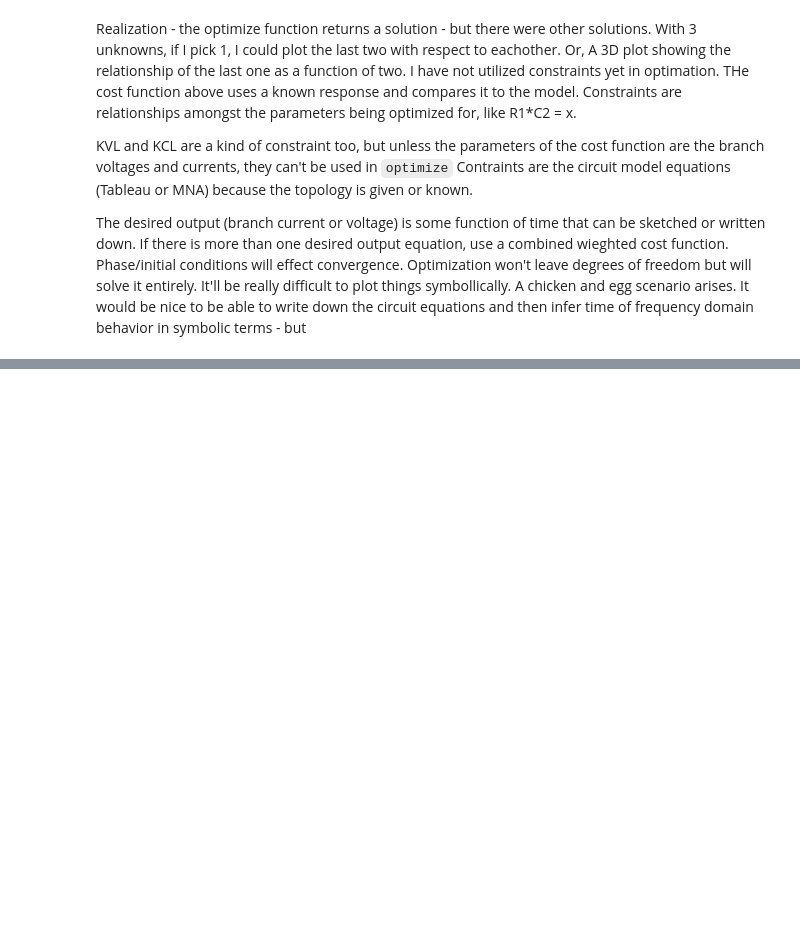
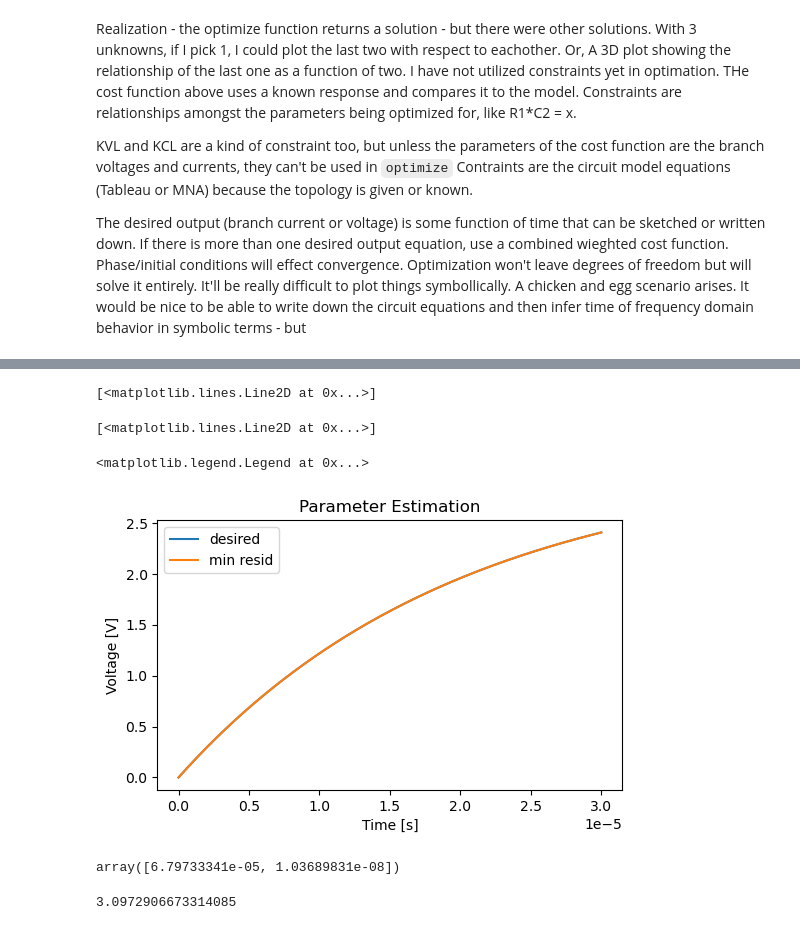
Before and after one commit to ninja-lab/PowerElectronics, a Jupyter notebook: Chapter2Problems/ParameterEstimation.ipynb, the cells around one changed output, grey strips where cells are left out. Cells and saved outputs as stored; diff of their text form; code cells hidden in the pictures; blank space fills up the shorter version.

Commit message:
periodic commit
worked on MNA and parameter estimations  and reexamined problem 2-9 copy6

```diff
--- a/Chapter2Problems/ParameterEstimation.ipynb
+++ b/Chapter2Problems/ParameterEstimation.ipynb
@@ -48,12 +54,11 @@ def cost_function(params, t, data):
 
 #subs = {R2: 10e3, R1:10e3, Vm:10, C1:.3e-9, w: 2*pi*fs}
 # Initial guess for the parameters
-#initial_guess = [50e3, 1.1e-10, 1]
+
 initial_guess = [0, 0, 0]
 # Observed data
-t_data = np.array(times)  # times
 
-V_data = 3.1*(1 - np.exp(-times / (tau)))   # observed voltages
+V_data = 3.1*(1 - np.exp(-t_data / (tau)))   # observed voltages
 
 result = minimize(cost_function, initial_guess, args=(t_data, V_data), bounds=([-1,1], [-1,1],[-1,1]))
 
@@ -96,0 +107,27 @@ It'll be really difficult to plot things symbollically. A chicken and egg scenar
+# %%
+Rpick = 1926
+Vp = 3.1
+#def voltage_response(t, R=1, C=1, V0=1):
+#    return V0 * (1 - np.exp(-t / (R * C)))
+
+def cost_function2(params, t, data):
+    #need to unscale the params
+    #already picked 1: R=Rmin,
+    #then sweep the 2nd: Vo, find the third.
+    #minimize calls cost_function2 with params
+    C, = params
+    C = unscale(C, (Cmin, Cmax))
+    residuals = data - voltage_response(t, R=Rpick, C=C, V0=Vp)
+    return np.sum(residuals**2)
+
+
+initial_guess = 0
+# Observed data
+
+V_data = 3.1*(1 - np.exp(-t_data / (tau)))   # observed voltages
+result = minimize(cost_function2, initial_guess, args=(t_data, V_data), bounds=Bounds(-1,1))
+
+estimated_C,= result.x
+#print(f'R = {unscale(estimated_R, (Rmin, Rmax))}')
+print(f'C = {unscale(estimated_C, (Cmin, Cmax))}')
+#print(f'V0 = {unscale(estimated_V0, (Vmin, Vmax))}')
@@ -96,0 +149,12 @@ It'll be really difficult to plot things symbollically. A chicken and egg scenar
+# %%
+fig, ax = plt.subplots(subplot_kw={'title':'Parameter Estimation',
+                                   'xlabel': 'Time [s]',
+                                   'ylabel': 'Voltage [V]'}, figsize=(6,3.5))
+ax.plot(t_data, V_data, label = 'desired' )
+ax.plot(t_data, voltage_response(t, R=Rpick, C=unscale(estimated_C, (Cmin, Cmax)), V0=Vp), label='min resid')
+ax.legend()
+# %% [output]
+[<matplotlib.lines.Line2D at 0x...>]
+[<matplotlib.lines.Line2D at 0x...>]
+<matplotlib.legend.Legend at 0x...>
+[figure, added]
@@ -96,0 +200,8 @@ It'll be really difficult to plot things symbollically. A chicken and egg scenar
+# %%
+arr[index]
+# %% [output]
+array([6.79733341e-05, 1.03689831e-08])
+# %%
+Vsweep[index]
+# %% [output]
+3.0972906673314085
```
Also changed, not shown: parts of 14 cells of this notebook, 16 other files.
